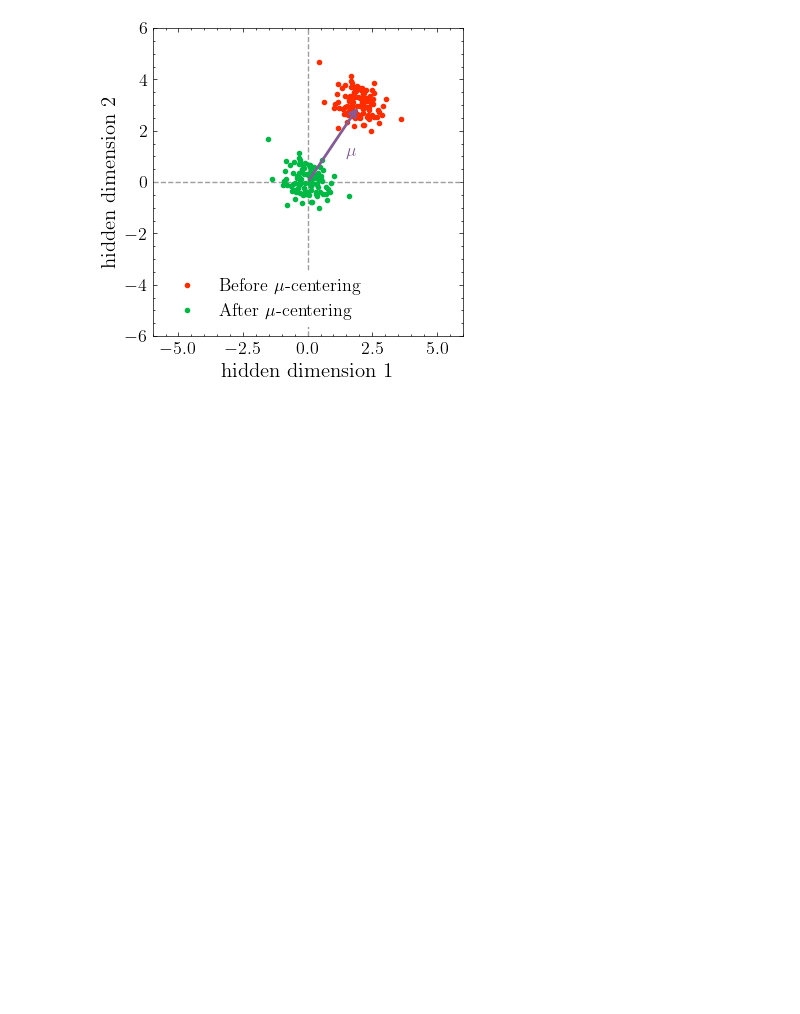
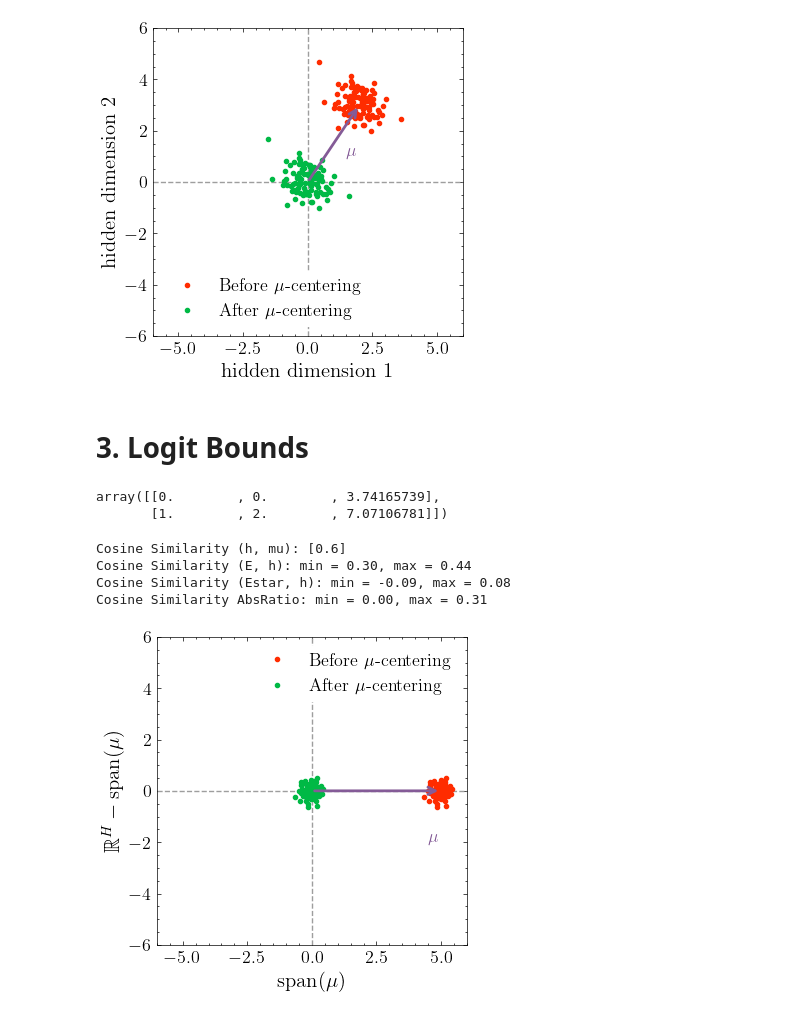
Before and after one commit to flxst/output-embedding-centering, a Jupyter notebook: results/Figures_Theory.ipynb, the cells around one changed output. Cells and saved outputs as stored; diff of their text form; code cells hidden in the pictures; blank space fills up the shorter version.

Commit message:
update theory plots (logit bounds 3D)

```diff
--- a/results/Figures_Theory.ipynb
+++ b/results/Figures_Theory.ipynb
@@ -205,3 +208,38 @@ create_figure_oec(save_as=f'oec.{FIGURE_FORMAT}')
 # %% [output]
 > saved as figs/oec.pdf
 [figure]
+# %% [markdown]
+# 3. Logit Bounds
+# %%
+def norm_preserving_projection(_data, verbose=0):
+    split_1 = _data[:, :2]
+    split_2 = _data[:, 2:]
+    split_2_projected = np.sqrt(np.sum(np.square(split_2), axis=1))
+    split_2_projected = np.expand_dims(split_2_projected, axis=1)
+    projected = np.concatenate((split_1, split_2_projected), axis=1)
+    norms_projected = np.linalg.norm(projected, ord=2, axis=1)
+
+    if verbose:
+        print('data.shape:', _data.shape)
+        print('split_1.shape:', split_1.shape)
+        print('split_2.shape:', split_2.shape)
+        print('split_2_projected.shape:', split_2_projected.shape)
+        print('projected.shape:', projected.shape)
+
+    return projected
+
+test = np.array([
+    [0,0,1,2,3],
+    [1,2,3,4,5],
+])
+test_projected_truth = np.array([
+    [0,0,np.sqrt(14)],
+    [1,2,np.sqrt(50)],
+])
+test_projected = norm_preserving_projection(test, verbose=0)
+
+np.testing.assert_allclose(test_projected, test_projected_truth)
+test_projected
+# %% [output]
+array([[0.        , 0.        , 3.74165739],
+       [1.        , 2.        , 7.07106781]])
@@ -207,0 +326,18 @@ create_figure_oec(save_as=f'oec.{FIGURE_FORMAT}')
+# %%
+params = {
+    'MU': [5, 0],
+    'H': [3, 4],
+    'N': 100,
+    'D': 1024,
+    'S': 0.2,
+}
+# %%
+random_data = create_random_data(params)
+# %%
+create_figure_logit_bounds(params, random_data, verbose=1)
+# %% [output]
+Cosine Similarity (h, mu): [0.6]
+Cosine Similarity (E, h): min = 0.30, max = 0.44
+Cosine Similarity (Estar, h): min = -0.09, max = 0.08
+Cosine Similarity AbsRatio: min = 0.00, max = 0.31
+[figure, added]
```
Also changed, not shown: parts of 14 cells of this notebook, 5 other files.
